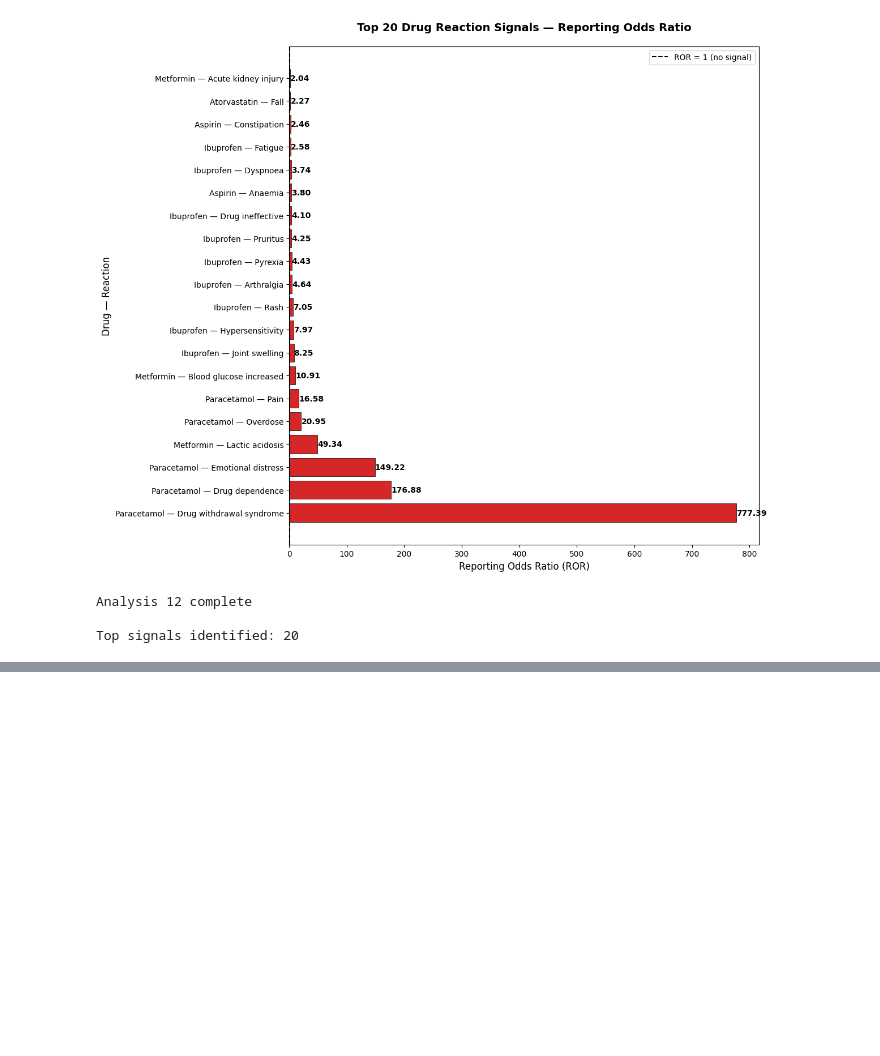
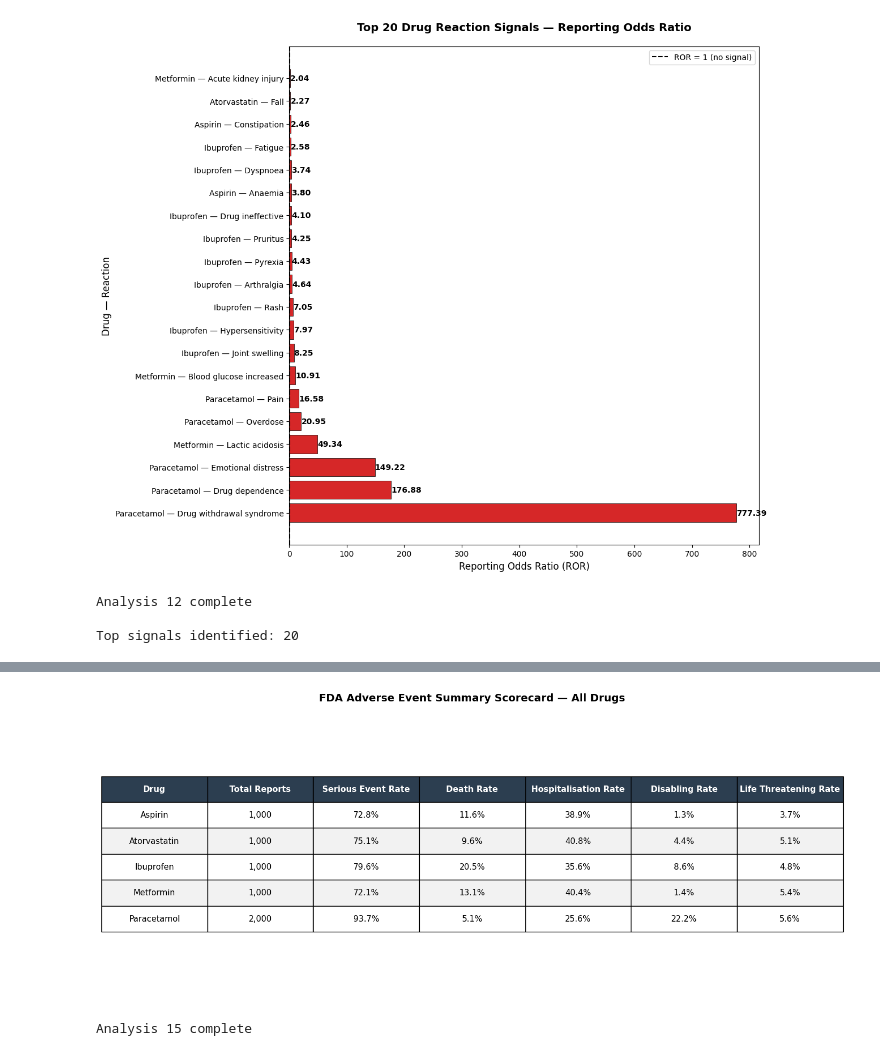
Before and after one commit to Kingsley-Eboh/fda-adverse-events-analysis, a Jupyter notebook: fda_adverse_events_analysis.ipynb, the cells around one changed output, grey strips where cells are left out. Cells and saved outputs as stored; diff of their text form; code cells hidden in the pictures; blank space fills up the shorter version.

```diff
--- a/fda_adverse_events_analysis.ipynb
+++ b/fda_adverse_events_analysis.ipynb
@@ -889,0 +1016,65 @@ Top signals identified: 20
+# %%
+
+fig, ax = plt.subplots(figsize=(14, 6))
+ax.axis('off')
+
+# Build summary table
+summary_data = []
+for drug in sorted(df['drug_name'].unique()):
+    drug_df = df[df['drug_name'] == drug]
+    n = len(drug_df)
+    summary_data.append([
+        drug,
+        f"{n:,}",
+        f"{(drug_df['serious_label'] == 'Serious').sum() / n * 100:.1f}%",
+        f"{(drug_df['seriousnessdeath'] == '1').sum() / n * 100:.1f}%",
+        f"{(drug_df['seriousnesshospitalisation'] == '1').sum() / n * 100:.1f}%",
+        f"{(drug_df['seriousnessdisabling'] == '1').sum() / n * 100:.1f}%",
+        f"{(drug_df['seriousnesslifethreatening'] == '1').sum() / n * 100:.1f}%"
+    ])
+
+columns = [
+    'Drug',
+    'Total Reports',
+    'Serious Event Rate',
+    'Death Rate',
+    'Hospitalisation Rate',
+    'Disabling Rate',
+    'Life Threatening Rate'
+]
+
+table = ax.table(
+    cellText=summary_data,
+    colLabels=columns,
+    cellLoc='center',
+    loc='center'
+)
+
+table.auto_set_font_size(False)
+table.set_fontsize(11)
+table.scale(1.2, 2.5)
+
+# Style header row
+for j in range(len(columns)):
+    table[0, j].set_facecolor('#2c3e50')
+    table[0, j].set_text_props(color='white', fontweight='bold')
+
+# Style data rows with alternating colours
+for i in range(1, len(summary_data) + 1):
+    for j in range(len(columns)):
+        if i % 2 == 0:
+            table[i, j].set_facecolor('#f2f2f2')
+        else:
+            table[i, j].set_facecolor('#ffffff')
+
+ax.set_title('FDA Adverse Event Summary Scorecard — All Drugs',
+             fontsize=14, fontweight='bold', pad=20, y=0.98)
+
+plt.tight_layout()
+plt.savefig('figures/analysis15_summary_scorecard.png',
+            dpi=150, bbox_inches='tight')
+plt.show()
+print("Analysis 15 complete")
+# %% [output]
+[figure, added]
+Analysis 15 complete
```
Also changed, not shown: parts of 8 cells of this notebook, 3 other files.
